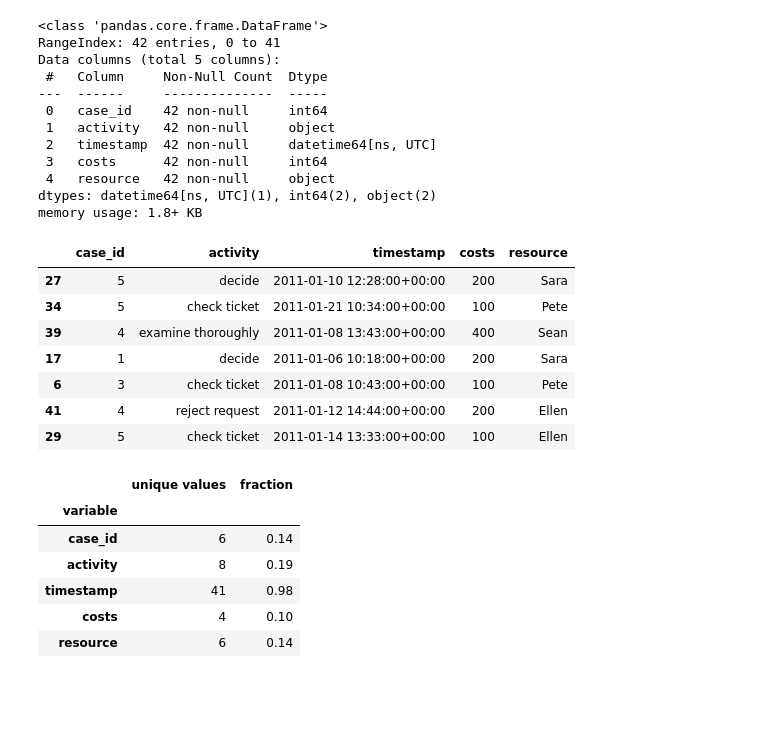
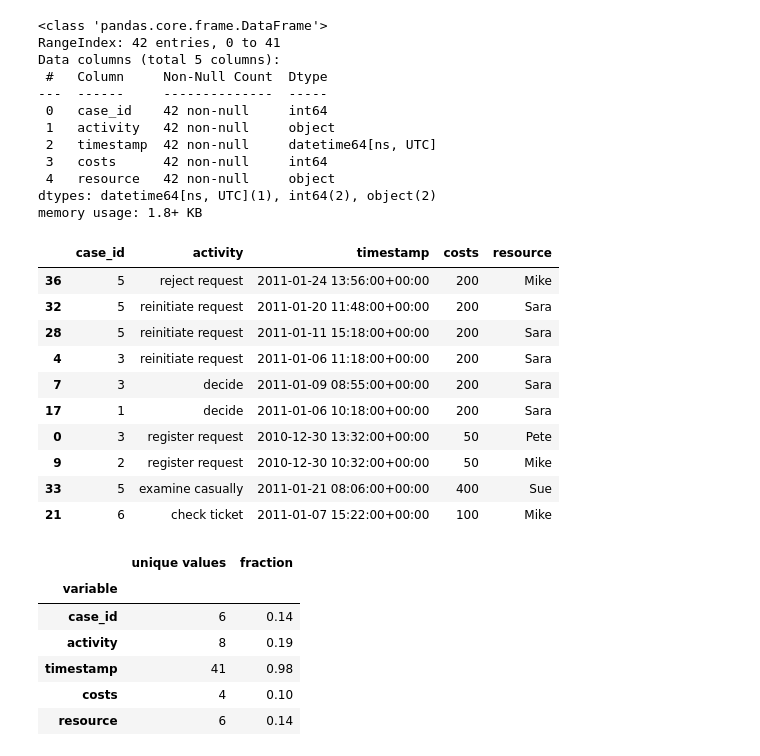
Before and after one commit to Brinkhuis/PM4PY, a Jupyter notebook: PM4PY.ipynb, the cells around one changed output. Drawn from its saved outputs; the diff is of its cells as text; code cells hidden in the pictures; blank space fills up the shorter version.

```diff
--- a/PM4PY.ipynb
+++ b/PM4PY.ipynb
@@ -272,16 +292,19 @@ dtypes: datetime64[ns, UTC](1), int64(2), object(2)
 memory usage: 1.8+ KB
 # %%
 # Sample
-log_csv.sample(n=7)
+log_csv.sample(frac=.25)
 # %% [output]
 |  | case_id | activity | timestamp | costs | resource |
-| 27 | 5 | decide | 2011-01-10 12:28:00+00:00 | 200 | Sara |
-| 34 | 5 | check ticket | 2011-01-21 10:34:00+00:00 | 100 | Pete |
-| 39 | 4 | examine thoroughly | 2011-01-08 13:43:00+00:00 | 400 | Sean |
+| 36 | 5 | reject request | 2011-01-24 13:56:00+00:00 | 200 | Mike |
+| 32 | 5 | reinitiate request | 2011-01-20 11:48:00+00:00 | 200 | Sara |
+| 28 | 5 | reinitiate request | 2011-01-11 15:18:00+00:00 | 200 | Sara |
+| 4 | 3 | reinitiate request | 2011-01-06 11:18:00+00:00 | 200 | Sara |
+| 7 | 3 | decide | 2011-01-09 08:55:00+00:00 | 200 | Sara |
 | 17 | 1 | decide | 2011-01-06 10:18:00+00:00 | 200 | Sara |
-| 6 | 3 | check ticket | 2011-01-08 10:43:00+00:00 | 100 | Pete |
-| 41 | 4 | reject request | 2011-01-12 14:44:00+00:00 | 200 | Ellen |
-| 29 | 5 | check ticket | 2011-01-14 13:33:00+00:00 | 100 | Ellen |
+| 0 | 3 | register request | 2010-12-30 13:32:00+00:00 | 50 | Pete |
+| 9 | 2 | register request | 2010-12-30 10:32:00+00:00 | 50 | Mike |
+| 33 | 5 | examine casually | 2011-01-21 08:06:00+00:00 | 400 | Sue |
+| 21 | 6 | check ticket | 2011-01-07 15:22:00+00:00 | 100 | Mike |
 # %%
 # Unique values
 pd.DataFrame(
```
Also changed, not shown: parts of 197 cells of this notebook, 1 other file.
